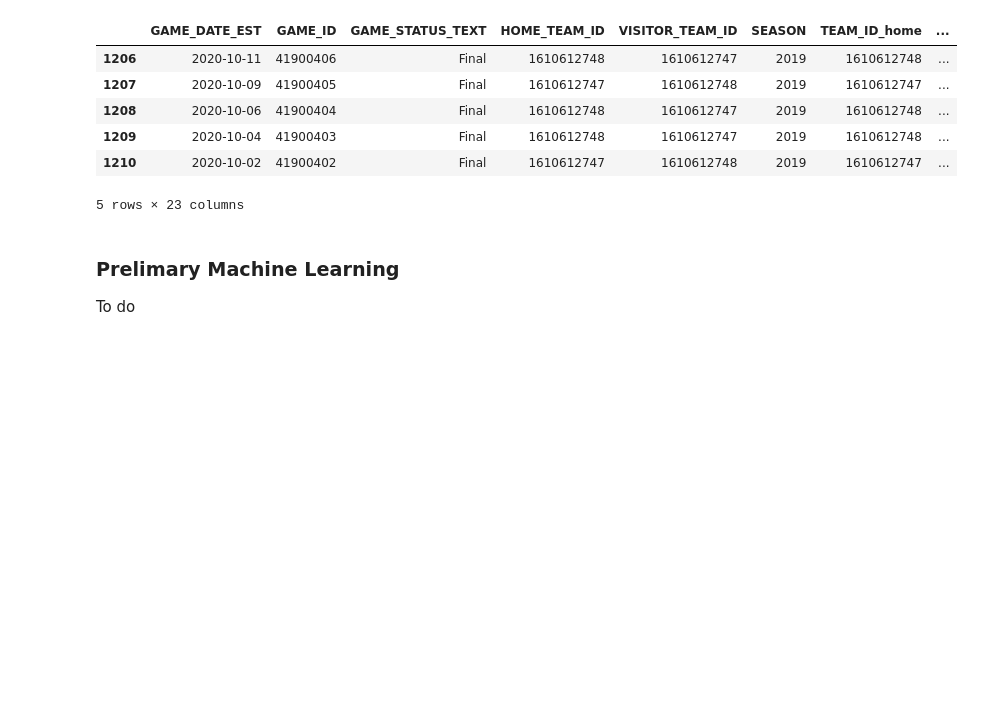
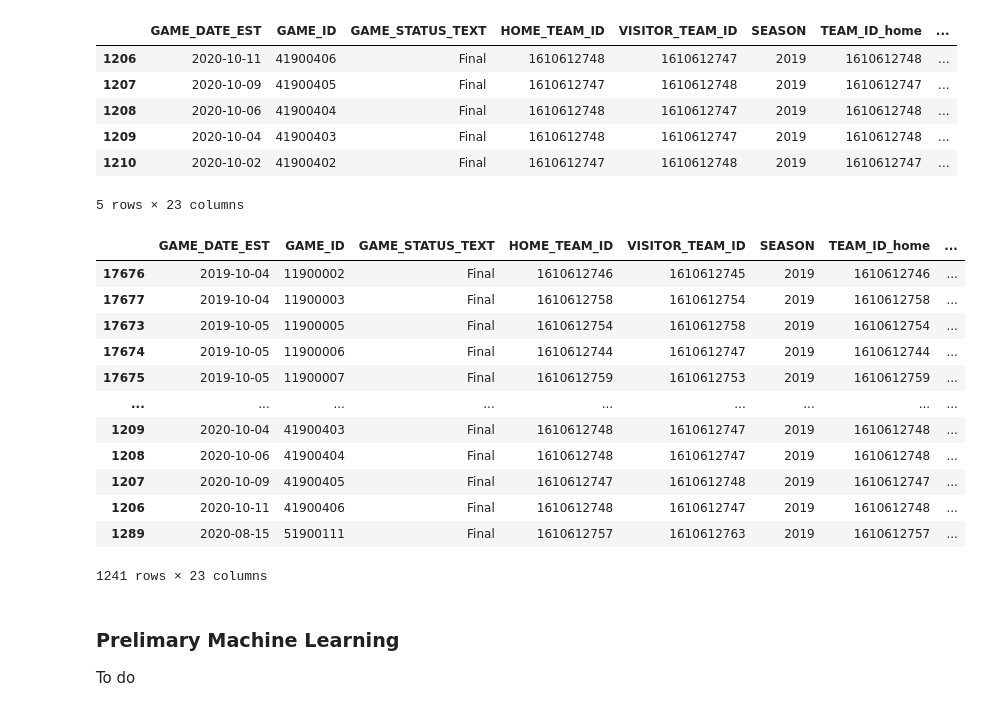
Before and after one commit to apainintheneck/nba-data-science, a Jupyter notebook: project_update.ipynb, the cells around one changed output. Drawn from its saved outputs; the diff is of its cells as text; code cells hidden in the pictures; blank space fills up the shorter version.

```diff
--- a/project_update.ipynb
+++ b/project_update.ipynb
@@ -130,3 +130,19 @@ df.head()
 | 1209 | 2020-10-04 | 41900403 | Final | 1610612748 | 1610612747 | 2019 | 1610612748 | ... |
 | 1210 | 2020-10-02 | 41900402 | Final | 1610612747 | 1610612748 | 2019 | 1610612747 | ... |
 5 rows × 23 columns
+# %%
+df.sort_values(by=df.columns[1])
+# %% [output]
+|  | GAME_DATE_EST | GAME_ID | GAME_STATUS_TEXT | HOME_TEAM_ID | VISITOR_TEAM_ID | SEASON | TEAM_ID_home | ... |
+| 17676 | 2019-10-04 | 11900002 | Final | 1610612746 | 1610612745 | 2019 | 1610612746 | ... |
+| 17677 | 2019-10-04 | 11900003 | Final | 1610612758 | 1610612754 | 2019 | 1610612758 | ... |
+| 17673 | 2019-10-05 | 11900005 | Final | 1610612754 | 1610612758 | 2019 | 1610612754 | ... |
+| 17674 | 2019-10-05 | 11900006 | Final | 1610612744 | 1610612747 | 2019 | 1610612744 | ... |
+| 17675 | 2019-10-05 | 11900007 | Final | 1610612759 | 1610612753 | 2019 | 1610612759 | ... |
+| ... | ... | ... | ... | ... | ... | ... | ... | ... |
+| 1209 | 2020-10-04 | 41900403 | Final | 1610612748 | 1610612747 | 2019 | 1610612748 | ... |
+| 1208 | 2020-10-06 | 41900404 | Final | 1610612748 | 1610612747 | 2019 | 1610612748 | ... |
+| 1207 | 2020-10-09 | 41900405 | Final | 1610612747 | 1610612748 | 2019 | 1610612747 | ... |
+| 1206 | 2020-10-11 | 41900406 | Final | 1610612748 | 1610612747 | 2019 | 1610612748 | ... |
+| 1289 | 2020-08-15 | 51900111 | Final | 1610612757 | 1610612763 | 2019 | 1610612757 | ... |
+1241 rows × 23 columns
```
Also changed, not shown: parts of 3 cells of this notebook.
